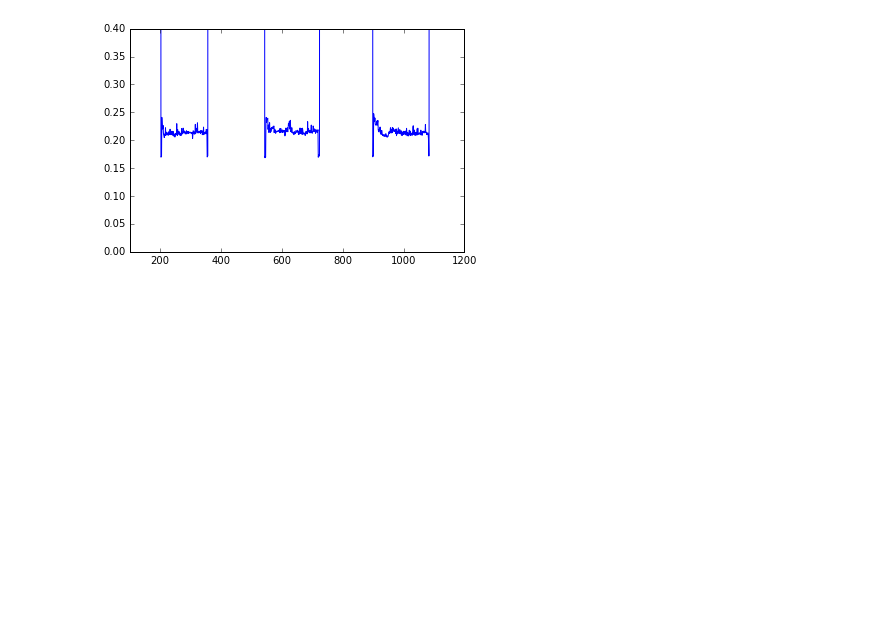
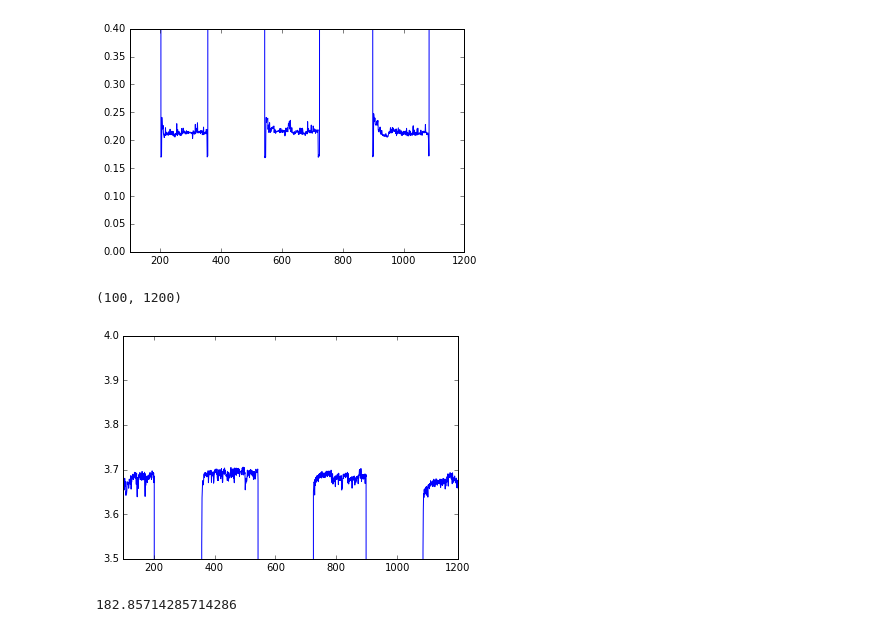
Before and after one commit to koson/conductivity-research, a Jupyter notebook: index.ipynb, the cells around one changed output. Saved outputs shown, nothing was run; the diff lists cells and outputs as text; code cells hidden in the pictures; blank space fills up the shorter version.

```diff
--- a/index.ipynb
+++ b/index.ipynb
@@ -1111,0 +1145,18 @@ Zooming in on upper
+# %%
+#Zooming in on upper section
+
+q=pd.read_table('./data/adc_test6.csv', header=0,sep=',',names=['Venv','tempC']);
+
+alpha=.02; #for most dilute salt solutions
+
+voltsPerBit = .000125;
+
+v_25=q.Venv*voltsPerBit # convert bits to volts
+
+#plt.plot(q.Venv);#the conversion factor from 16 bit at gain one to volts is 1 bit = 0.125 mV
+plt.plot(v_25);
+plt.ylim(3.5,4); #3.8 is the max output of our op-amp
+plt.xlim(100,1200)
+# %% [output]
+(100, 1200)
+[figure, added]
@@ -1111,0 +1167,4 @@ Zooming in on upper
+# %%
+noise_in_uS=noise_in_volts/volts_per_uS; noise_in_uS
+# %% [output]
+182.85714285714286
```
Also changed, not shown: parts of 8 cells of this notebook.
